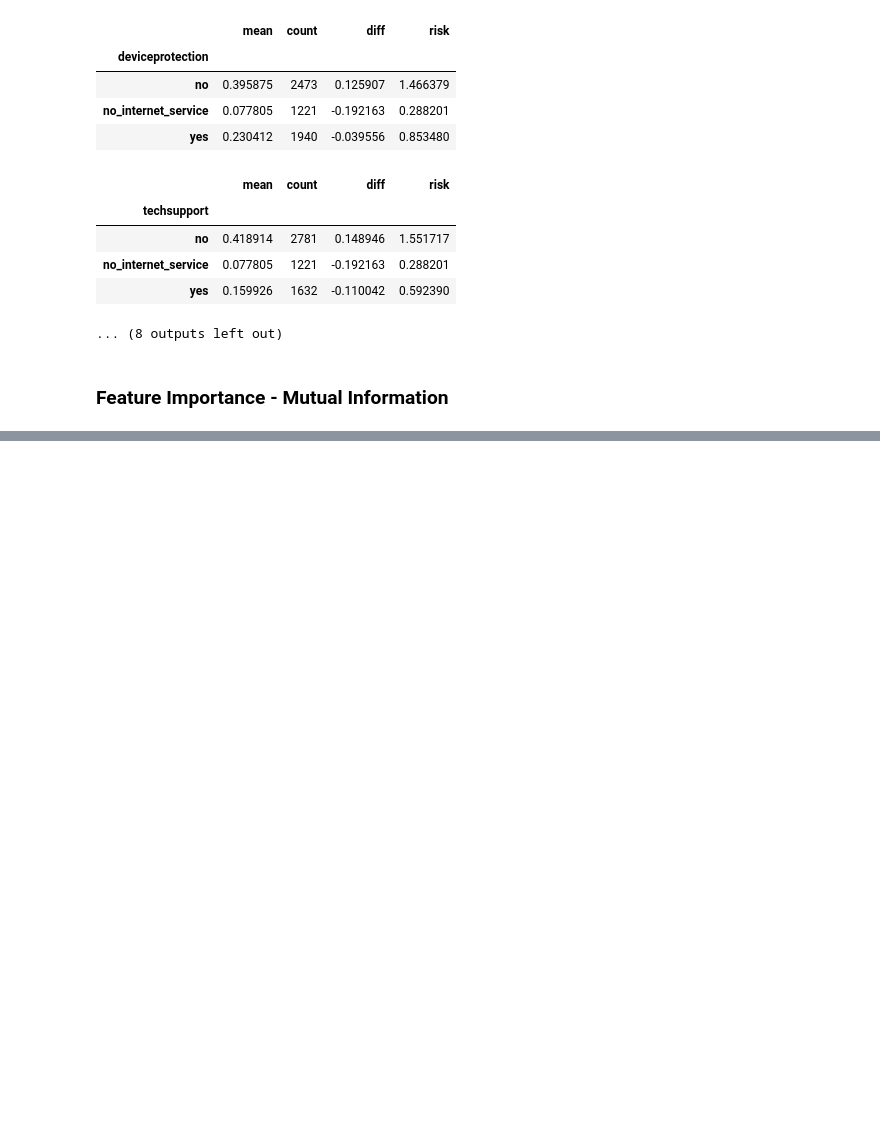
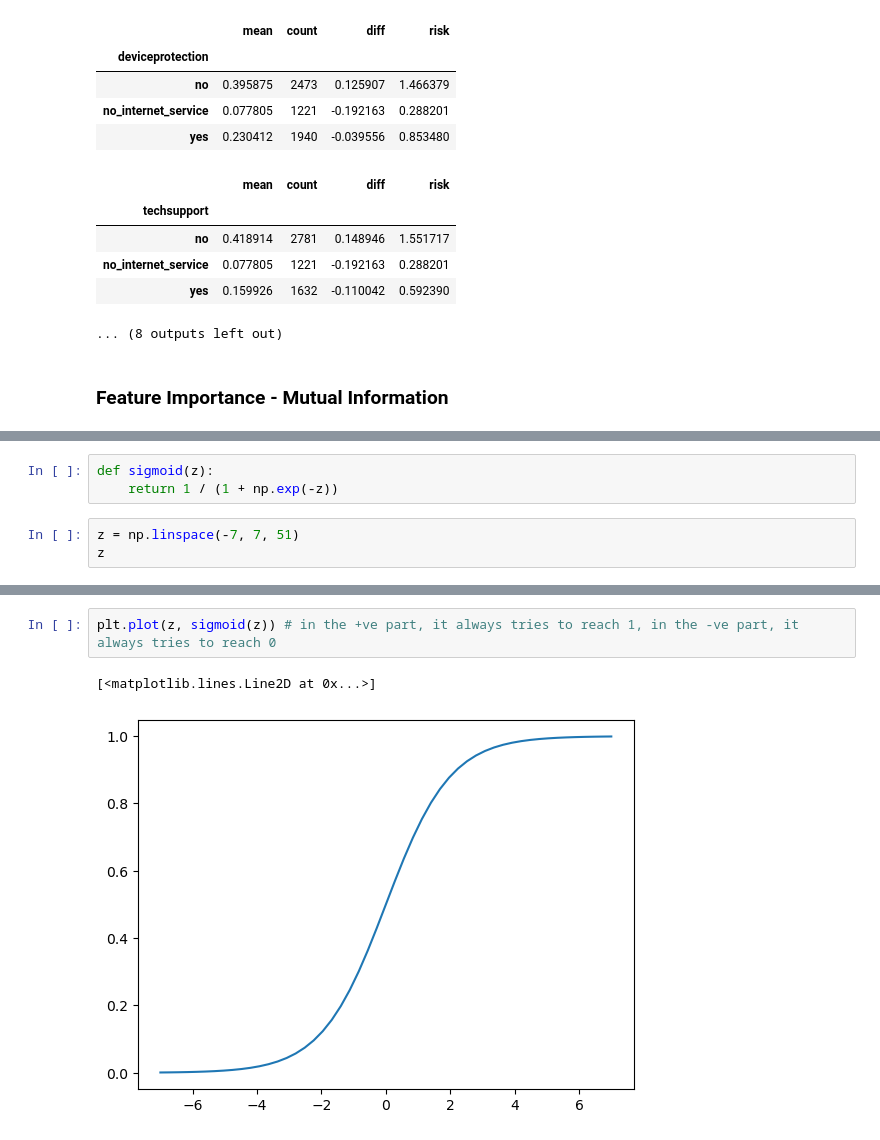
Before and after one commit to JoshAmpofo/mlzoomcamp_2025, a Jupyter notebook: notes/model3_classification.ipynb, the cells around one changed output, grey strips where cells are left out. Cells and saved outputs as stored; diff of their text form; blank space fills up the shorter version.

```diff
--- a/notes/model3_classification.ipynb
+++ b/notes/model3_classification.ipynb
@@ -470,0 +694,6 @@ for c in categorical_cols:
+# %%
+def sigmoid(z):
+    return 1 / (1 + np.exp(-z))
+# %%
+z = np.linspace(-7, 7, 51)
+z
@@ -470,0 +730,5 @@ for c in categorical_cols:
+# %%
+plt.plot(z, sigmoid(z)) # in the +ve part, it always tries to reach 1, in the -ve part, it always tries to reach 0
+# %% [output]
+[<matplotlib.lines.Line2D at 0x...>]
+[figure, added]
```
Also changed, not shown: parts of 85 cells of this notebook, 1 other file.
